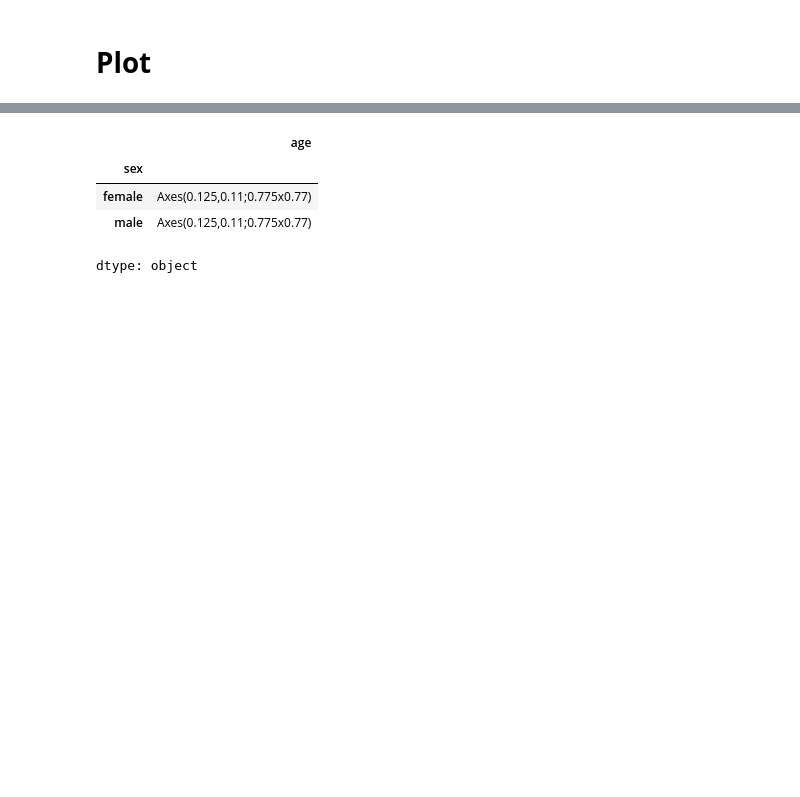
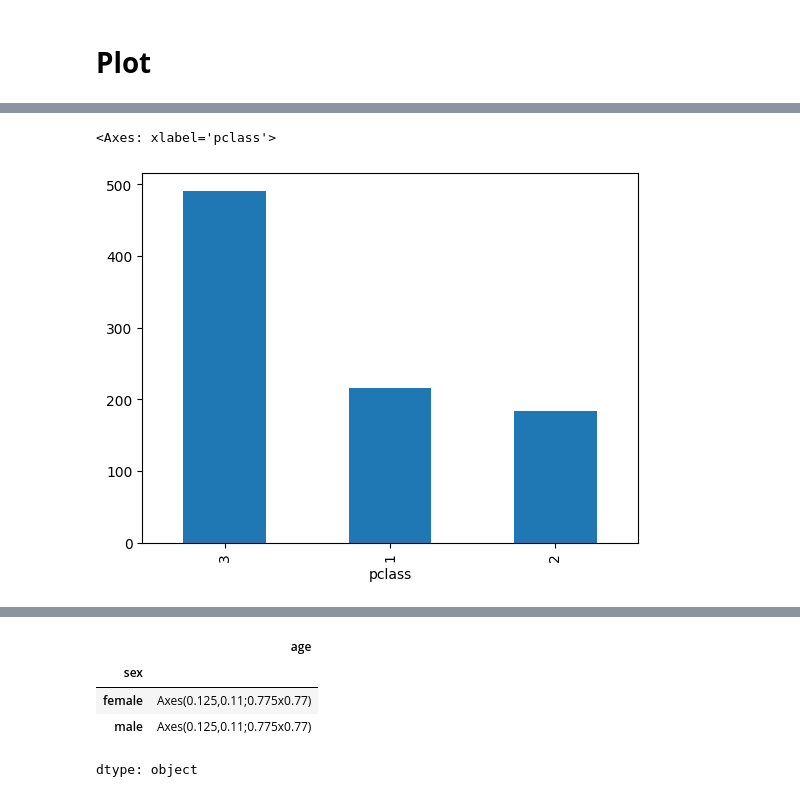
Before and after one commit to ira75121368/Pandas_practice_on_a_Titanic_db, a Jupyter notebook: Titanic_practice.ipynb, the cells around one changed output, grey strips where cells are left out. Saved outputs shown, nothing was run; the diff lists cells and outputs as text; code cells hidden in the pictures; blank space fills up the shorter version.

```diff
--- a/Titanic_practice.ipynb
+++ b/Titanic_practice.ipynb
@@ -395,0 +425,6 @@ df
+# %%
+# Постройте распределение количества пассажиров по каждому классу
+df['pclass'].value_counts(sort=False).plot(kind='bar')
+# %% [output]
+<Axes: xlabel='pclass'>
+[figure, added]
```
Also changed, not shown: parts of 5 cells of this notebook.
